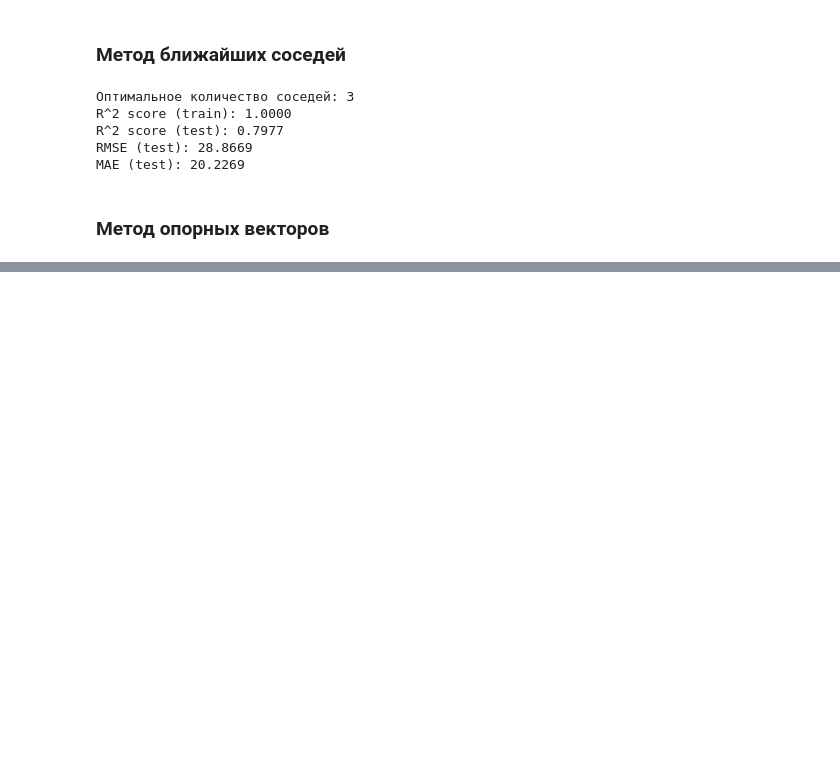
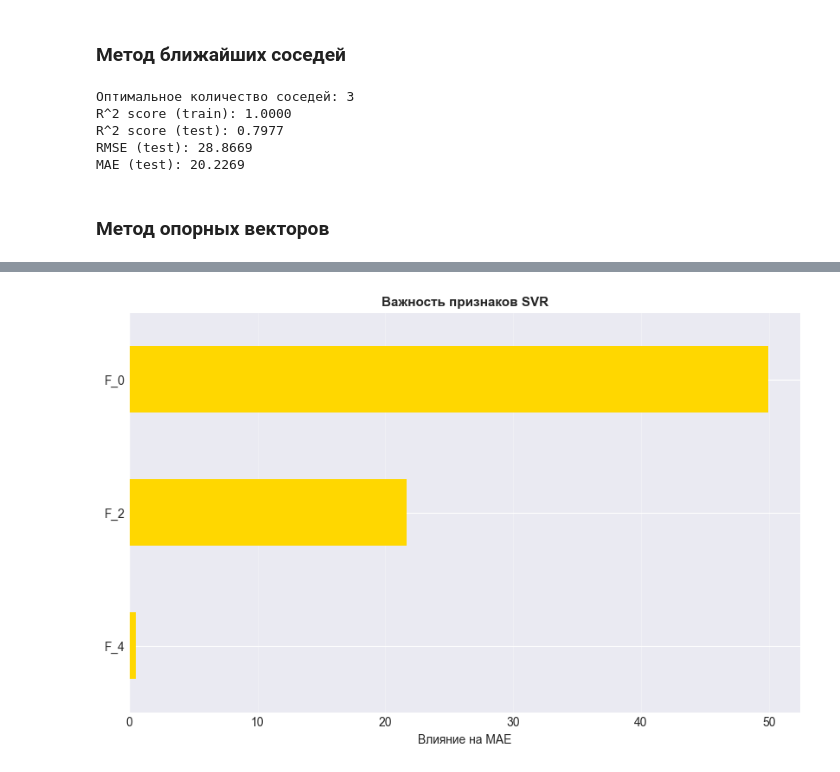
Before and after one commit to medicsera/MachineLerning, a Jupyter notebook: RegressionTask.ipynb, the cells around one changed output, grey strips where cells are left out. Drawn from its saved outputs; the diff is of its cells as text; code cells hidden in the pictures; blank space fills up the shorter version.

```diff
--- a/RegressionTask.ipynb
+++ b/RegressionTask.ipynb
@@ -460,0 +532,14 @@ MAE (test): 4.3575
+# %%
+# Проделаем ту же работу с остальными методами
+
+x_train_scaled_new = scaler.fit_transform(x_train_new)
+x_test_scaled_new = scaler.transform(x_test_new)
+
+print(f"\nСлучайное дерево:")
+rf_train_score_new, rf_test_score_new, rf_rmse_new, rf_mae_new = rf_model_train(x_train_new,y_train_new,x_test_new,y_test_new)
+
+print(f"\nМетод близжайщих соседей:")
+knn_train_score_new, knn_test_score_new, knn_rmse_new, knn_mae_new = knn_model_train(x_train_scaled_new,y_train_new,x_test_scaled_new,y_test_new)
+
+print(f"\nМетод опорных векторов:")
+svr_train_score_new, svr_test_score_new, svr_rmse_new, svr_mae_new = svr_model_train(x_train_scaled_new,y_train_new,x_test_scaled_new,y_test_new)
@@ -460,0 +567,83 @@ MAE (test): 4.3575
+# %%
+results_with_emissions = pd.DataFrame({
+    'Модель' : ['Linear Regression', 'Random Forest', "KNeighborsRegressor", "SVR"],
+    "R^2 (train)": [lr_train_score, rf_train_score, knn_train_score, svr_train_score],
+    "R^2 (test)": [lr_test_score,rf_test_score,knn_test_score,svr_test_score],
+    'RMSE': [lr_rmse,rf_rmse,knn_rmse,svr_rmse],
+    'MAE': [lr_mae,rf_mae,knn_mae,svr_mae]
+})
+print("Данные до очистки выбросов:")
+print(f"{results_with_emissions.to_string(index=False)}")
+
+results_without_emissions = pd.DataFrame({
+    'Модель' : ['Linear Regression', 'Random Forest', "KNeighborsRegressor", "SVR"],
+    "R^2 (train)": [lr_train_score_new, rf_train_score_new, knn_train_score_new, svr_train_score_new],
+    "R^2 (test)": [lr_test_score_new,rf_test_score_new,knn_test_score_new,svr_test_score_new],
+    'RMSE': [lr_rmse_new,rf_rmse_new,knn_rmse_new,svr_rmse_new],
+    'MAE': [lr_mae_new,rf_mae_new,knn_mae_new,svr_mae_new]
+})
+
+print("\nДанные после очистки выбросов:")
+print(f"{results_without_emissions.to_string(index=False)}")
+
+best_model_with_emissions_idx = results_with_emissions['R^2 (test)'].idxmax()
+best_model_with_emissions_name = results_with_emissions.loc[best_model_with_emissions_idx, 'Модель']
+mbwre_r2 = results_with_emissions.loc[best_model_with_emissions_idx, 'R^2 (test)']
+
+print(f"\nЛучшая модель до очистки от выбросов: {best_model_with_emissions_name}. R^2 = {mbwre_r2:.4f}")
+
+best_model_without_emissions_idx = results_without_emissions['R^2 (test)'].idxmax()
+best_model_without_emissions_name = results_without_emissions.loc[best_model_without_emissions_idx, 'Модель']
+mbwore_r2 = results_without_emissions.loc[best_model_without_emissions_idx, 'R^2 (test)']
+
+print(f"\nЛучшая модель до очистки от выбросов: {best_model_without_emissions_name}. R^2 = {mbwore_r2:.4f}")
+
+# Feature_importances
+# SVR
+svr_model = SVR(
+        kernel='rbf',
+        C=100,
+        gamma='scale',
+        epsilon=0.1
+    )
+
+svr_model.fit(x_train_scaled, y_train)
+
+svr_results = permutation_importance(
+    svr_model,
+    x_test_scaled,
+    y_test,
+    n_repeats=10,
+    scoring='neg_mean_absolute_error'
+)
+
+svr_importances = pd.Series(svr_results.importances_mean, index=x_test.columns)
+
+plt.figure(figsize=(10,6))
+svr_importances.abs().sort_values().plot(kind='barh',color='gold')
+plt.title("Важность признаков SVR",fontsize=11,fontweight='bold')
+plt.xlabel("Влияние на MAE")
+plt.grid(axis='x',alpha=0.3)
+
+plt.show()
+
+# Линейная
+lr_clean_model = LinearRegression()
+lr_clean_model.fit(x_train_new, y_train_new)
+
+coeffs = lr_clean_model.coef_
+feature_names = x_train_new.columns
+lr_importances = pd.Series(abs(coeffs),index=feature_names)
+lr_importances_sorted = lr_importances.sort_values(ascending=True)
+
+plt.figure(figsize=(10,6))
+lr_importances_sorted.plot(kind='barh',color='blue')
+plt.title("Важность признаков Лин. рег.",fontsize=11,fontweight='bold')
+plt.xlabel("Абс. значение коэф (влияние)")
+plt.grid(axis='x',alpha=0.3)
+
+for idx, val in enumerate(lr_importances_sorted):
+    plt.text(val,idx, f'{val:.2f}', va='center')
+
+plt.show()
+# %% [output]
@@ -460,0 +667 @@ MAE (test): 4.3575
+[figure, added]
```
Also changed, not shown: parts of 14 cells of this notebook.
